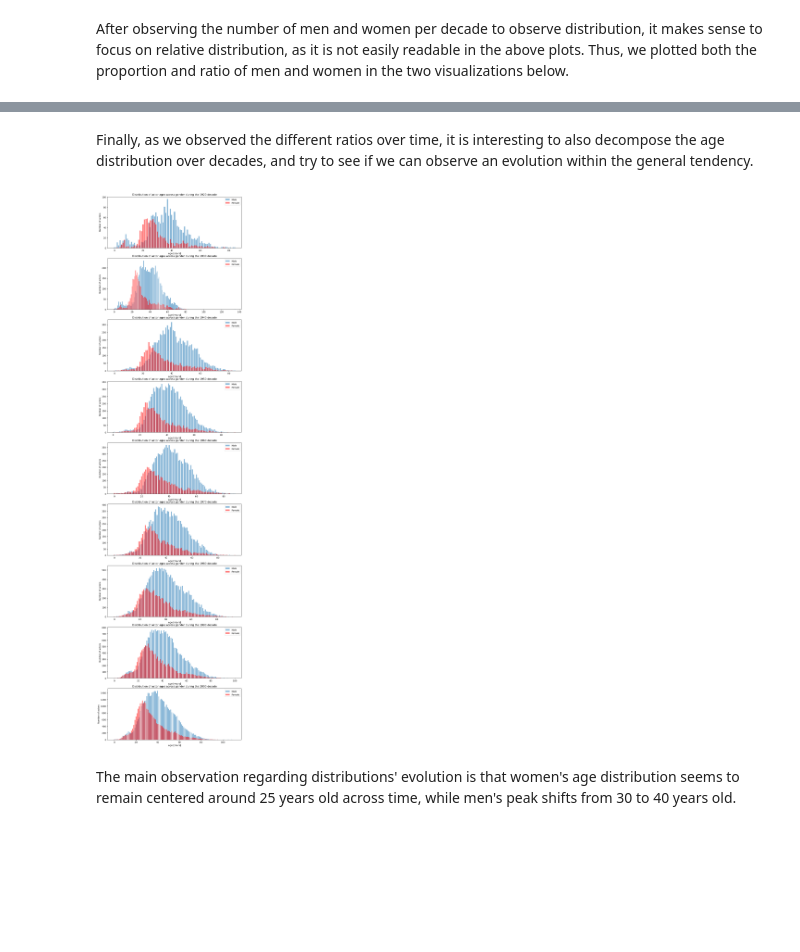
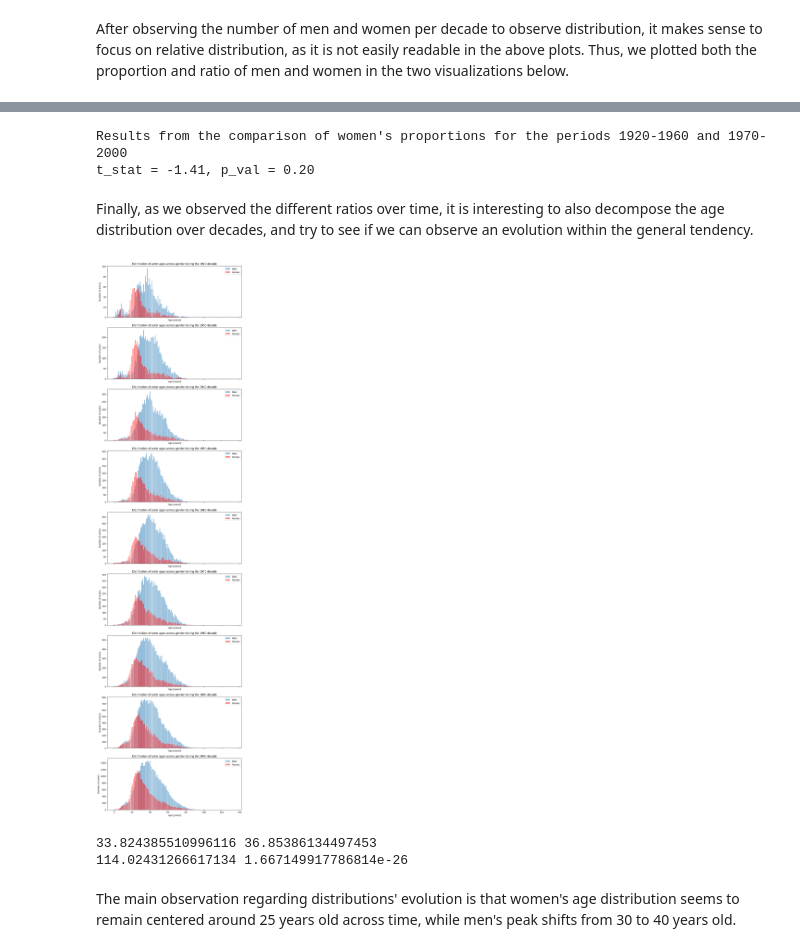
Before and after one commit to epfl-ada/ada-2022-project-nonansland22, a Jupyter notebook: Project_NoNansLand.ipynb, the cells around one changed output, grey strips where cells are left out. Saved outputs shown, nothing was run; the diff lists cells and outputs as text; code cells hidden in the pictures; blank space fills up the shorter version.

Commit message:
implemeting t-tests

```diff
--- a/Project_NoNansLand.ipynb
+++ b/Project_NoNansLand.ipynb
@@ -664,23 +668,38 @@ plt.show()
+# %%
+#t-test to compare average women's proportions in movies compared to men, per decade
+t_stat, p_val = stats.ttest_ind(gender_count_perdecade.loc[gender_count_perdecade.index <= 1960]['F_M_Ratio'], gender_count_perdecade.loc[gender_count_perdecade.index > 1960]['F_M_Ratio'])
+print("Results from the comparison of women's proportions for the periods 1920-1960 and 1970-2000 \nt_stat = {:.2f}, p_val = {:.2f}".format(t_stat, p_val))
+# %% [output]
+Results from the comparison of women's proportions for the periods 1920-1960 and 1970-2000
+t_stat = -1.41, p_val = 0.20
 # %% [markdown]
 Finally, as we observed the different ratios over time, it is interesting to also decompose the age distribution over decades, and try to see if we can observe an evolution within the general tendency.
 # %%
-fig,axs=plt.subplots(9,1,figsize=(11, 45))
-
+fig,axs=plt.subplots(9,1,figsize=(11, 45), sharex = True)
 decades=np.sort(charadata_filtered['decade'].unique())
 for i, decade in enumerate(decades) :
     M=charadata_filtered[(charadata_filtered['actor_gender']=='M') & (charadata_filtered['decade']==decade)]
     F=charadata_filtered[(charadata_filtered['actor_gender']=='F') & (charadata_filtered['decade']==decade)]
     Mc = M['actor_age'].value_counts()
     Fc = F['actor_age'].value_counts()
 
     axs[i].bar(np.sort(Mc.index),Mc[np.sort(Mc.index)],alpha=0.5,label='Male')
     axs[i].bar(np.sort(Fc.index),Fc[np.sort(Fc.index)],alpha=0.5,label='Female',color='red')
     axs[i].set_title(f"Distribution of actor ages across gender during the {decade} decade")
     axs[i].set_xlabel('Age [years]')
     axs[i].set_ylabel('Number of actors')
     axs[i].legend(loc='upper right')
 # %% [output]
-[figure, old version]
+[figure, new version]
+# %%
+#one way anova for evolution of mean actresses age across decades
+F_age_per_decade = charadata_filtered.groupby('decade').apply(lambda x : pd.Series({'age' : np.array(x['actor_age'])}))
+t_stat, p_val = stats.f_oneway(F_age_per_decade['age'].iloc[0], F_age_per_decade['age'].iloc[1])
+print(np.mean(F_age_per_decade['age'].iloc[0]), np.mean(F_age_per_decade['age'].iloc[1]))
+print(t_stat, p_val)
+# %% [output]
+33.824385510996116 36.85386134497453
+114.02431266617134 1.667149917786814e-26
 # %% [markdown]
 The main observation regarding distributions' evolution is that women's age distribution seems to remain centered around 25 years old across time, while men's peak shifts from 30 to 40 years old.
 # %% [markdown]
```
Also changed, not shown: parts of 7 cells of this notebook.
